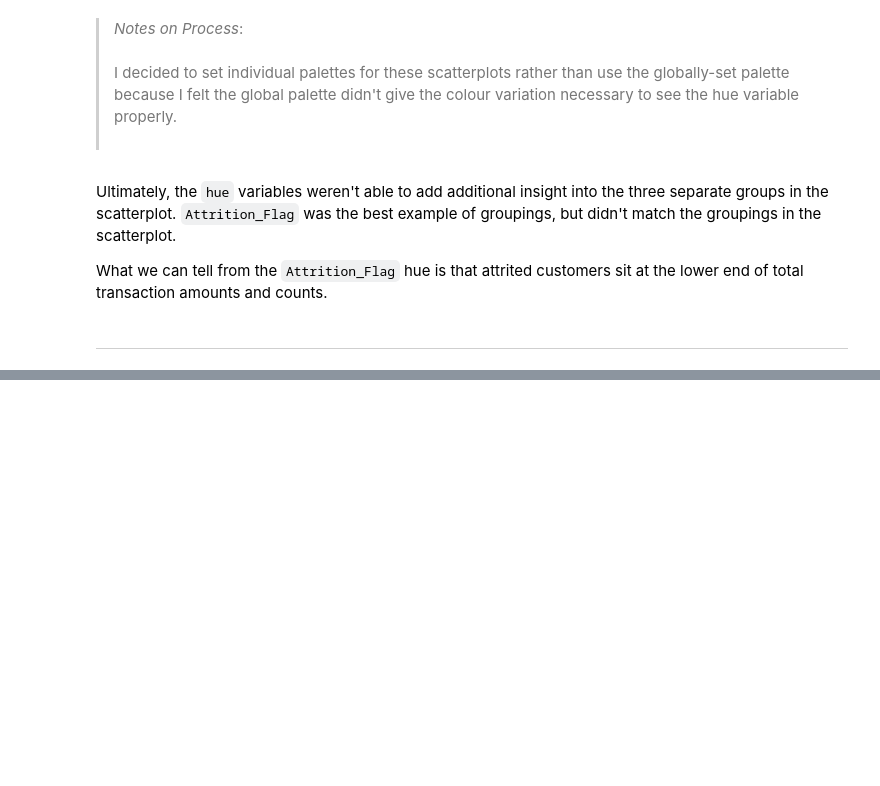
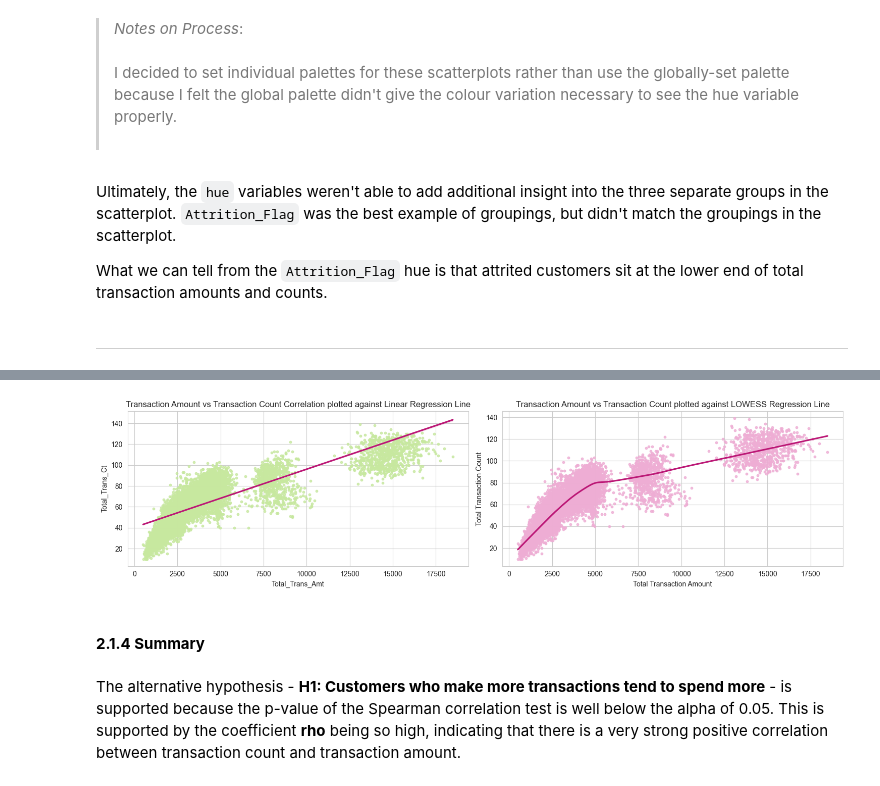
Before and after one commit to elhope23/credit-card-customer-churn-analysis, a Jupyter notebook: jupyter_notebooks/Stage3-Visualisation.ipynb, the cells around one changed output, grey strips where cells are left out. Cells and saved outputs as stored; diff of their text form; code cells hidden in the pictures; blank space fills up the shorter version.

```diff
--- a/jupyter_notebooks/Stage3-Visualisation.ipynb
+++ b/jupyter_notebooks/Stage3-Visualisation.ipynb
@@ -359,0 +515,22 @@ What we can tell from the `Attrition_Flag` hue is that attrited customers sit at
+# %%
+fig, axes = plt.subplots(nrows=1, ncols=2, figsize=(15, 4), tight_layout=True)
+
+# Plot a linear regression line on a scatter plot to visualize the relationship between Total_Trans_Amt and Total_Trans_Ct
+sns.regplot(data=df_vis, x="Total_Trans_Amt", y="Total_Trans_Ct", ax=axes[0], scatter_kws={"s": 10, "color": "#C7E89F"}, line_kws={"color": "#BB1675"})
+axes[0].set_title("Transaction Amount vs Transaction Count Correlation plotted against Linear Regression Line")
+plt.xlabel("Total Transaction Amount")
+plt.ylabel("Total Transaction Count")
+
+# Plot a LOWESS regression line on a scatter plot to visualize the relationship between Total_Trans_Amt and Total_Trans_Ct
+sns.regplot(data=df_vis, x="Total_Trans_Amt", y="Total_Trans_Ct", ax=axes[1], lowess=True, scatter_kws={"s": 10, "color": "#EEADD4"}, line_kws={"color": "#BB1675"})
+axes[1].set_title("Transaction Amount vs Transaction Count plotted against LOWESS Regression Line")
+plt.xlabel("Total Transaction Amount")
+plt.ylabel("Total Transaction Count")
+
+plt.show()
+# %% [output]
+[figure, added]
+# %% [markdown]
+#### **2.1.4 Summary**
+# %% [markdown]
+The alternative hypothesis - **H1: Customers who make more transactions tend to spend more** - is supported because the p-value of the Spearman correlation test is well below the alpha of 0.05. This is supported by the coefficient **rho** being so high, indicating that there is a very strong positive correlation between transaction count and transaction amount.
```
Also changed, not shown: parts of 21 cells of this notebook.
